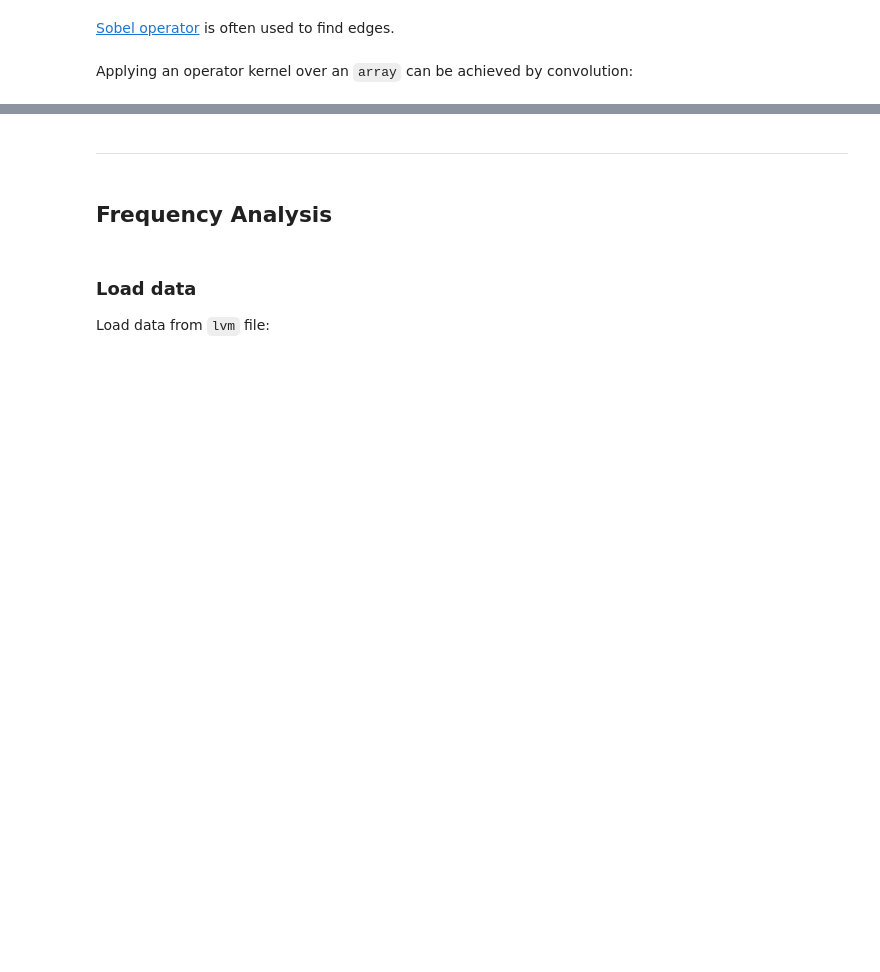
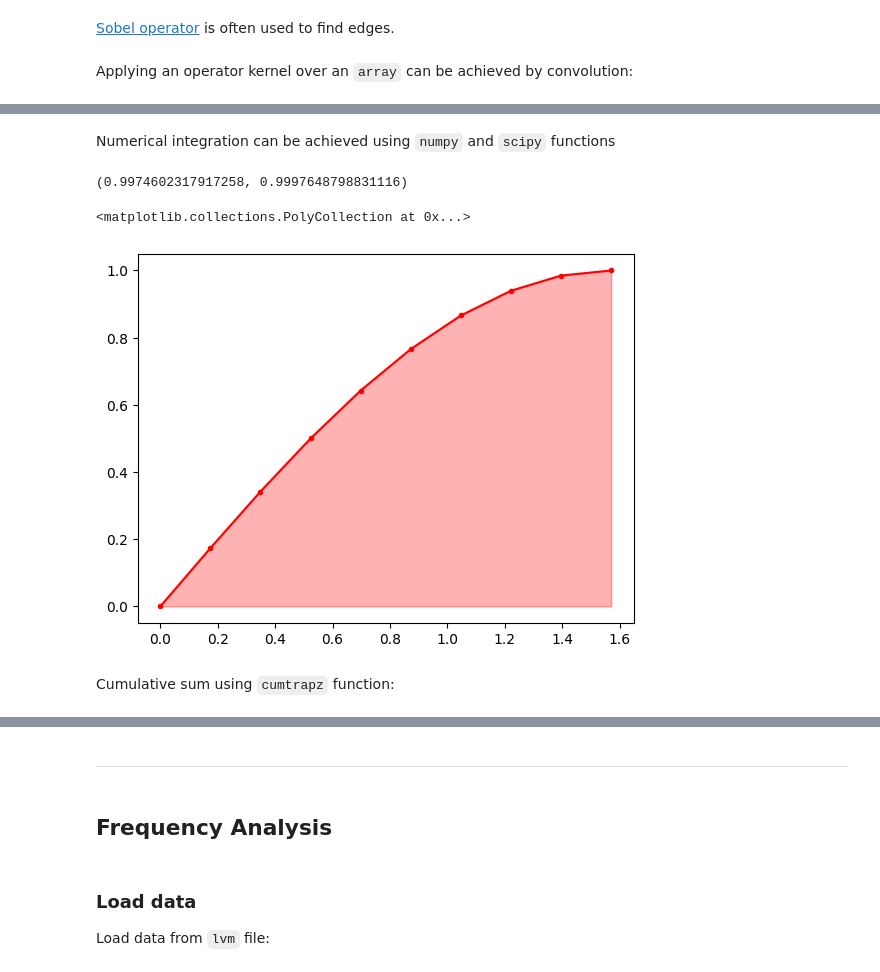
Before and after one commit to ladisk/Python_tutorial_EOL, a Jupyter notebook: notebooks/004 - Essential numerical tools.ipynb, the cells around one changed output, grey strips where cells are left out. Saved outputs shown, nothing was run; the diff lists cells and outputs as text; code cells hidden in the pictures; blank space fills up the shorter version.

```diff
--- a/notebooks/004 - Essential numerical tools.ipynb
+++ b/notebooks/004 - Essential numerical tools.ipynb
@@ -255,0 +256,2 @@ ax[1].imshow(dy_sobel, cmap="gray", vmin=-255, vmax=255)
+# %% [markdown]
+Numerical integration can be achieved using `numpy` and `scipy` functions
@@ -255,0 +260,17 @@ ax[1].imshow(dy_sobel, cmap="gray", vmin=-255, vmax=255)
+# %%
+phi = np.linspace(0, np.pi / 2, 10)
+f_num = np.sin(phi)
+S_trapz = trapz(f_num, phi)
+S_simps = simps(f_num, phi)
+# %%
+S_trapz, S_simps
+# %% [output]
+(0.9974602317917258, 0.9997648798831116)
+# %%
+plt.plot(phi, f_num, "r.-")
+plt.fill_between(phi, f_num, color="r", alpha=0.3)
+# %% [output]
+<matplotlib.collections.PolyCollection at 0x...>
+[figure, added]
+# %% [markdown]
+Cumulative sum using `cumtrapz` function:
```
Also changed, not shown: parts of 16 cells of this notebook, 1 other file.
